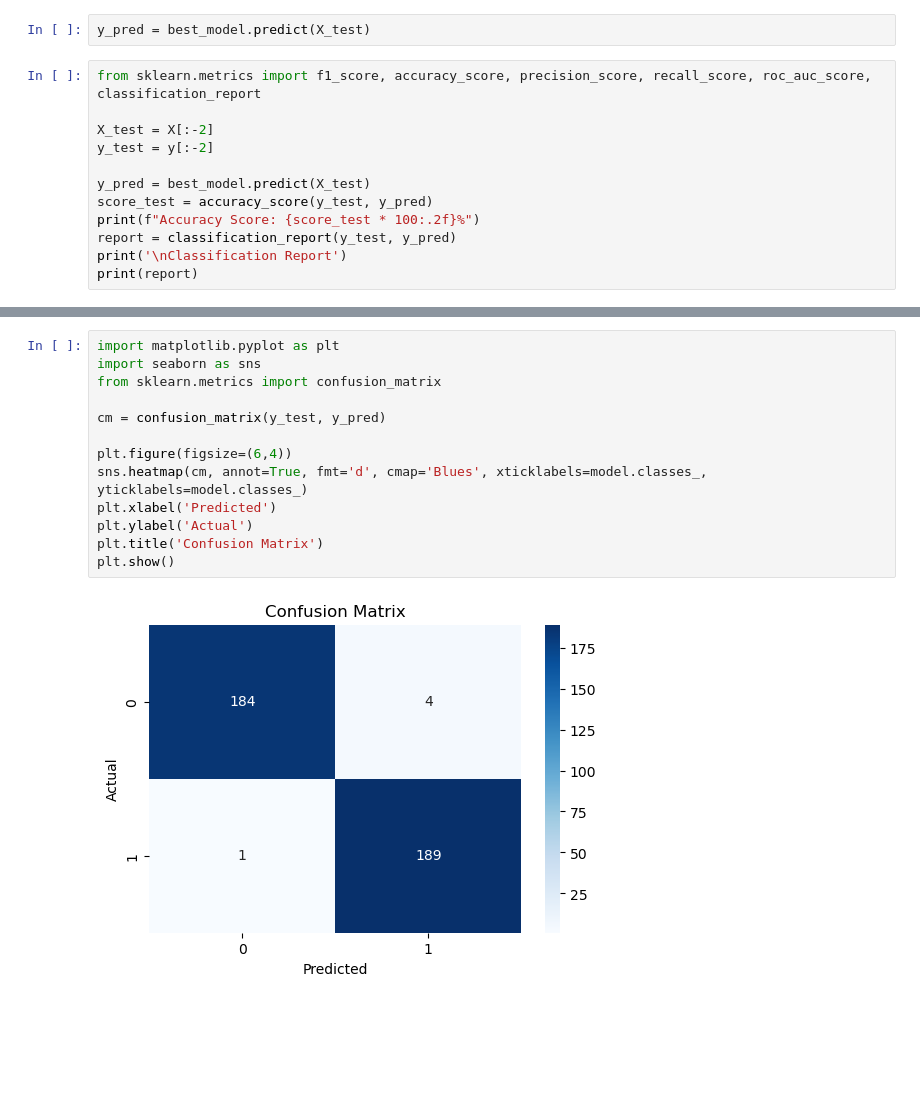
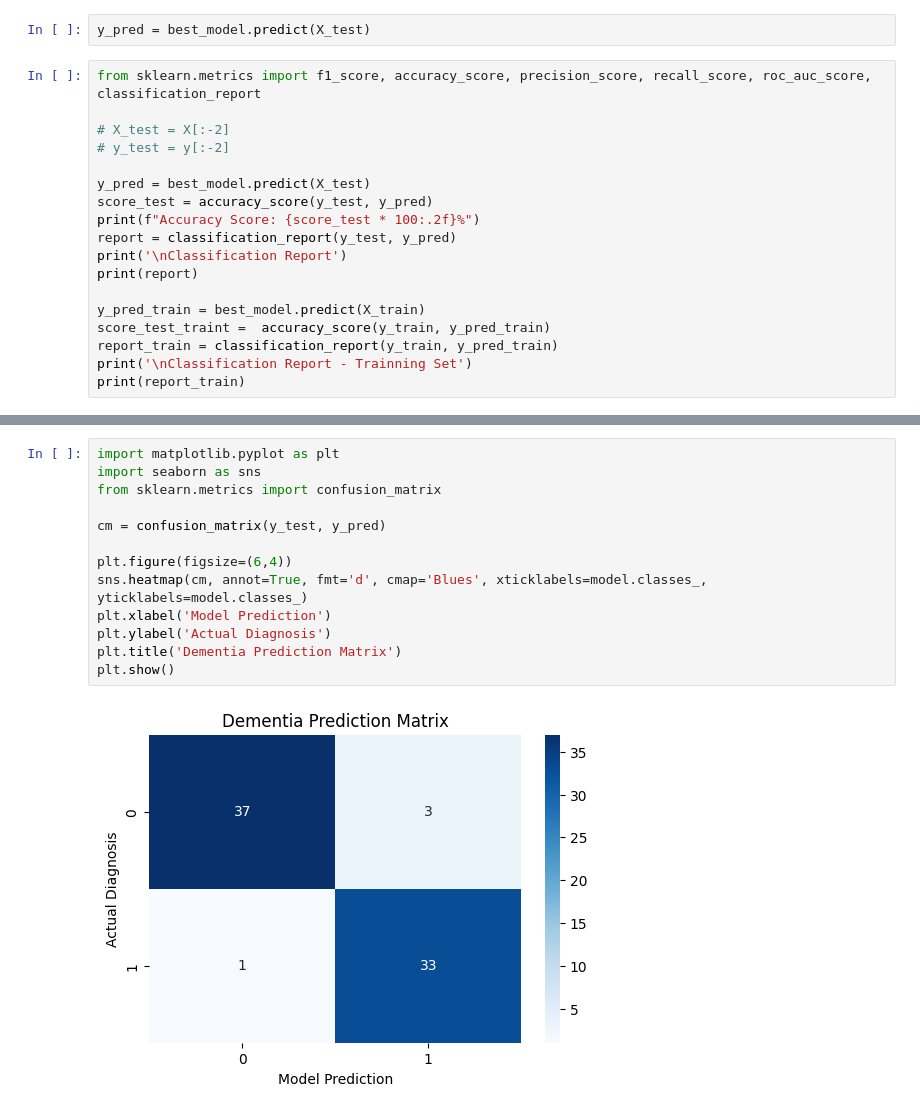
Before and after one commit to AshWz-Uni/CSS2-2025, a Jupyter notebook: datastuff.ipynb, the cells around one changed output, grey strips where cells are left out. Saved outputs shown, nothing was run; the diff lists cells and outputs as text; blank space fills up the shorter version.

Commit message:
Update
Redid the test

```diff
--- a/datastuff.ipynb
+++ b/datastuff.ipynb
@@ -422,8 +422,8 @@ y_pred = best_model.predict(X_test)
 # %%
 from sklearn.metrics import f1_score, accuracy_score, precision_score, recall_score, roc_auc_score, classification_report
 
-X_test = X[:-2]
-y_test = y[:-2]
+# X_test = X[:-2]
+# y_test = y[:-2]
 
 y_pred = best_model.predict(X_test)
 score_test = accuracy_score(y_test, y_pred)
@@ -431,4 +431,10 @@ print(f"Accuracy Score: {score_test * 100:.2f}%")
 report = classification_report(y_test, y_pred)
 print('\nClassification Report')
 print(report)
+
+y_pred_train = best_model.predict(X_train)
+score_test_traint =  accuracy_score(y_train, y_pred_train)
+report_train = classification_report(y_train, y_pred_train)
+print('\nClassification Report - Trainning Set')
+print(report_train)
 # %% [output]
@@ -446,15 +458,15 @@ weighted avg       0.97      0.97      0.97       378
 # %%
 import matplotlib.pyplot as plt
 import seaborn as sns
 from sklearn.metrics import confusion_matrix
 
 cm = confusion_matrix(y_test, y_pred)
 
 plt.figure(figsize=(6,4))
 sns.heatmap(cm, annot=True, fmt='d', cmap='Blues', xticklabels=model.classes_, yticklabels=model.classes_)
-plt.xlabel('Predicted')
-plt.ylabel('Actual')
-plt.title('Confusion Matrix')
+plt.xlabel('Model Prediction')
+plt.ylabel('Actual Diagnosis')
+plt.title('Dementia Prediction Matrix')
 plt.show()
 # %% [output]
-[figure, old version]
+[figure, new version]
```
Also changed, not shown: parts of 1 cell of this notebook.
